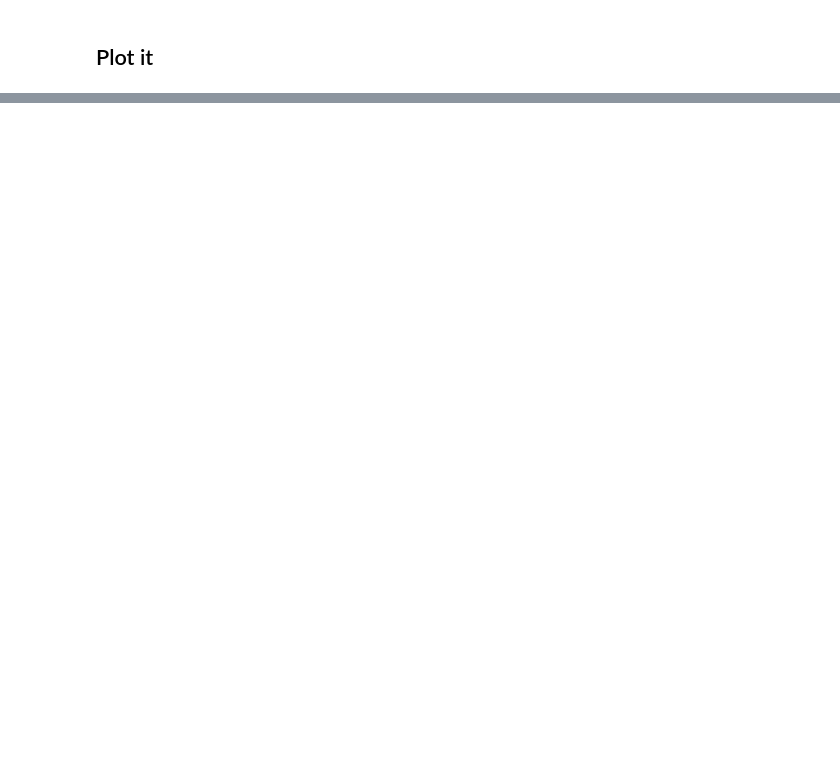
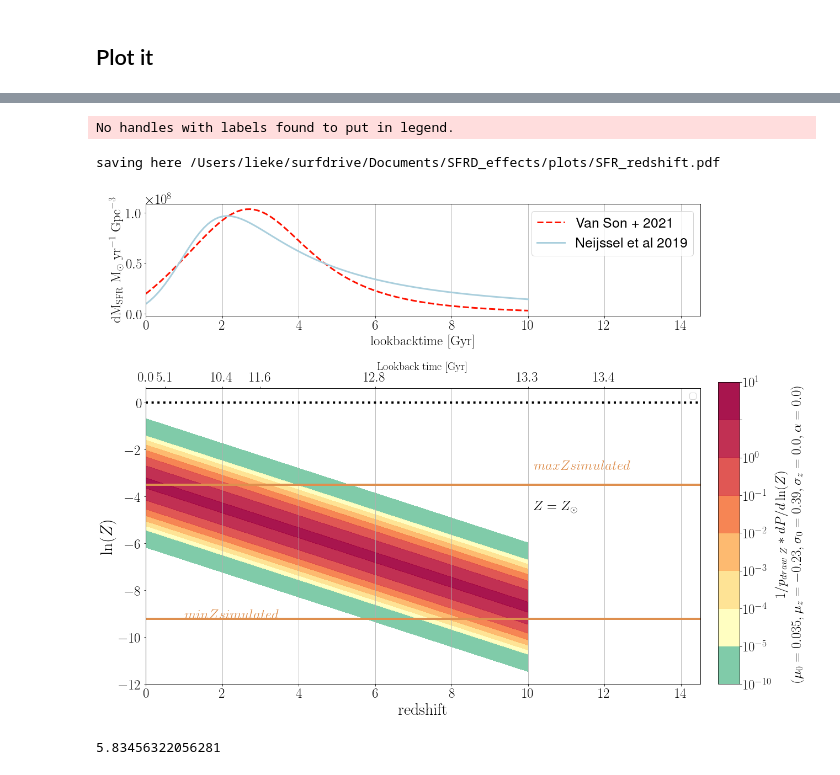
Before and after one commit to LiekeVanSon/SFRD_effects, a Jupyter notebook: SFRD_From_Start_to_Finish.ipynb, the cells around one changed output, grey strips where cells are left out. Cells and saved outputs as stored; diff of their text form; code cells hidden in the pictures; blank space fills up the shorter version.

```diff
--- a/SFRD_From_Start_to_Finish.ipynb
+++ b/SFRD_From_Start_to_Finish.ipynb
@@ -671,0 +709,13 @@ saving here /Users/lieke/surfdrive/Documents/SFRD_effects/plots/SFR_redshift.pdf
+# %%
+# Plot it!
+metal_contours(x = redshifts, y=log_metallicities, z =dPdlogZ.T/p_draw_metallicity,
+               levels = [1e-10,1e-5, 1e-4,1e-3, 1e-2, 1e-1,1., 5., 10],
+               x_redshift = True, logy=False,
+               kleur = color_pallette, kleurlabel =r'$1/p_{draw \ Z} * dP/d\ln(Z)$'+'\n'+r'$(\mu_0=%s, \mu_z=%s, \sigma_0=%s, \sigma_z=%s, \alpha =%s)$'%(0.035, -0.23, 0.39, 0.0, 0.0) )
+
+print(np.amax(dPdlogZ.T/p_draw_metallicity))
+# %% [output]
+No handles with labels found to put in legend.
+saving here /Users/lieke/surfdrive/Documents/SFRD_effects/plots/SFR_redshift.pdf
+[figure, added]
+5.83456322056281
```
Also changed, not shown: parts of 22 cells of this notebook.
